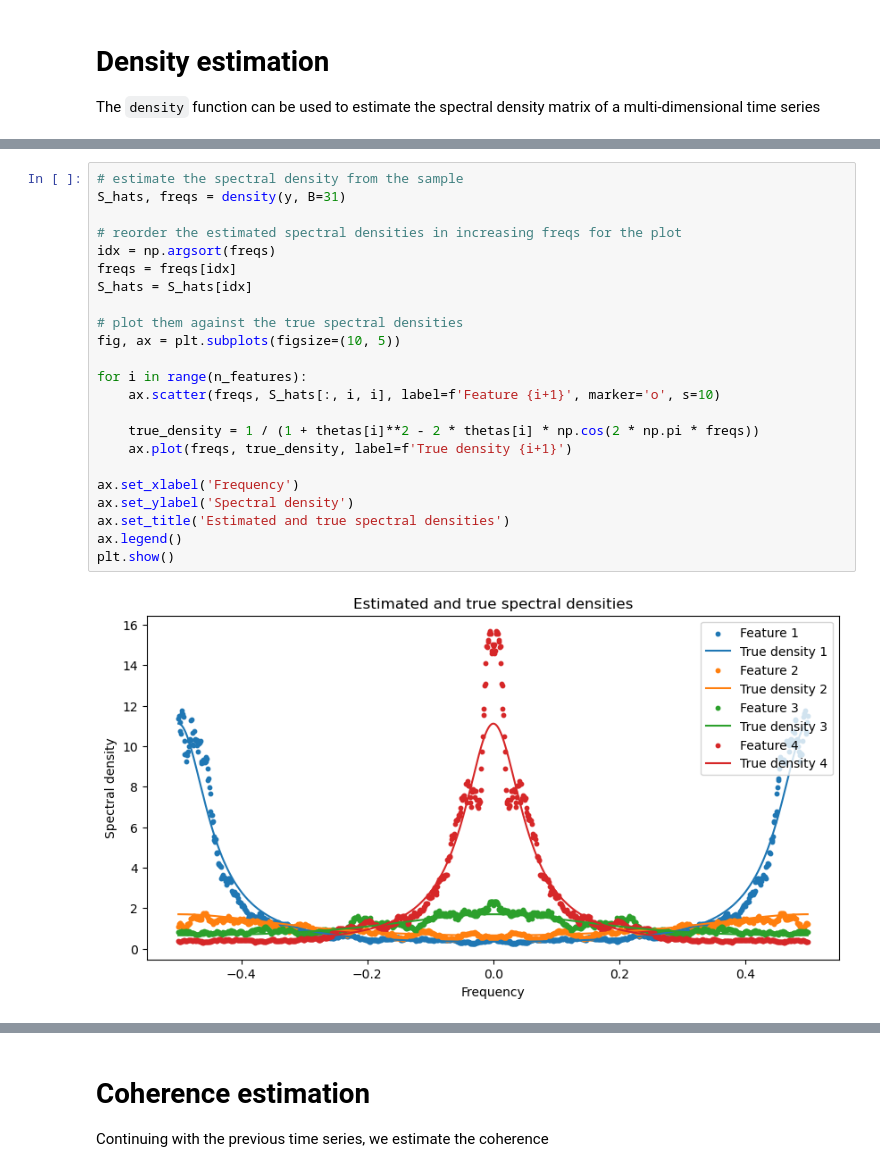
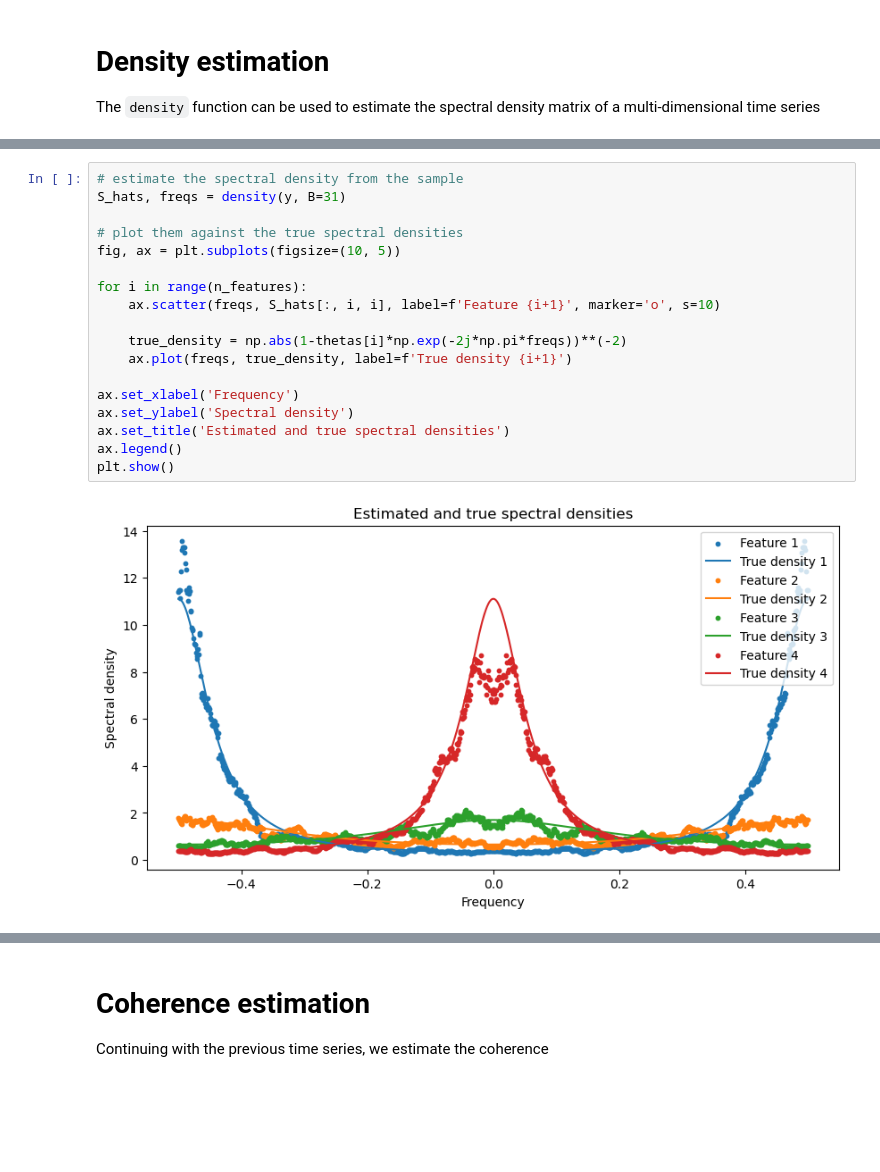
Before and after one commit to alexisrosuel/spectral-coherence, a Jupyter notebook: doc/tutorial.ipynb, the cells around one changed output, grey strips where cells are left out. Saved outputs shown, nothing was run; the diff lists cells and outputs as text; blank space fills up the shorter version.

```diff
--- a/doc/tutorial.ipynb
+++ b/doc/tutorial.ipynb
@@ -30,28 +30,23 @@ plt.show()
 # %%
 # estimate the spectral density from the sample
 S_hats, freqs = density(y, B=31)
-
-# reorder the estimated spectral densities in increasing freqs for the plot
-idx = np.argsort(freqs)
-freqs = freqs[idx]
-S_hats = S_hats[idx]
 
 # plot them against the true spectral densities
 fig, ax = plt.subplots(figsize=(10, 5))
 
 for i in range(n_features):
     ax.scatter(freqs, S_hats[:, i, i], label=f'Feature {i+1}', marker='o', s=10)
 
-    true_density = 1 / (1 + thetas[i]**2 - 2 * thetas[i] * np.cos(2 * np.pi * freqs))
+    true_density = np.abs(1-thetas[i]*np.exp(-2j*np.pi*freqs))**(-2)
     ax.plot(freqs, true_density, label=f'True density {i+1}')
 
 ax.set_xlabel('Frequency')
 ax.set_ylabel('Spectral density')
 ax.set_title('Estimated and true spectral densities')
 ax.legend()
 plt.show()
 # %% [output]
-[figure, old version]
+[figure, new version]
 # %%
 # we also check that the off-diagonal elements of the estimated spectral density are close to 0
 fig, ax = plt.subplots(figsize=(10, 5))
```
Also changed, not shown: parts of 7 cells of this notebook, 6 other files.
